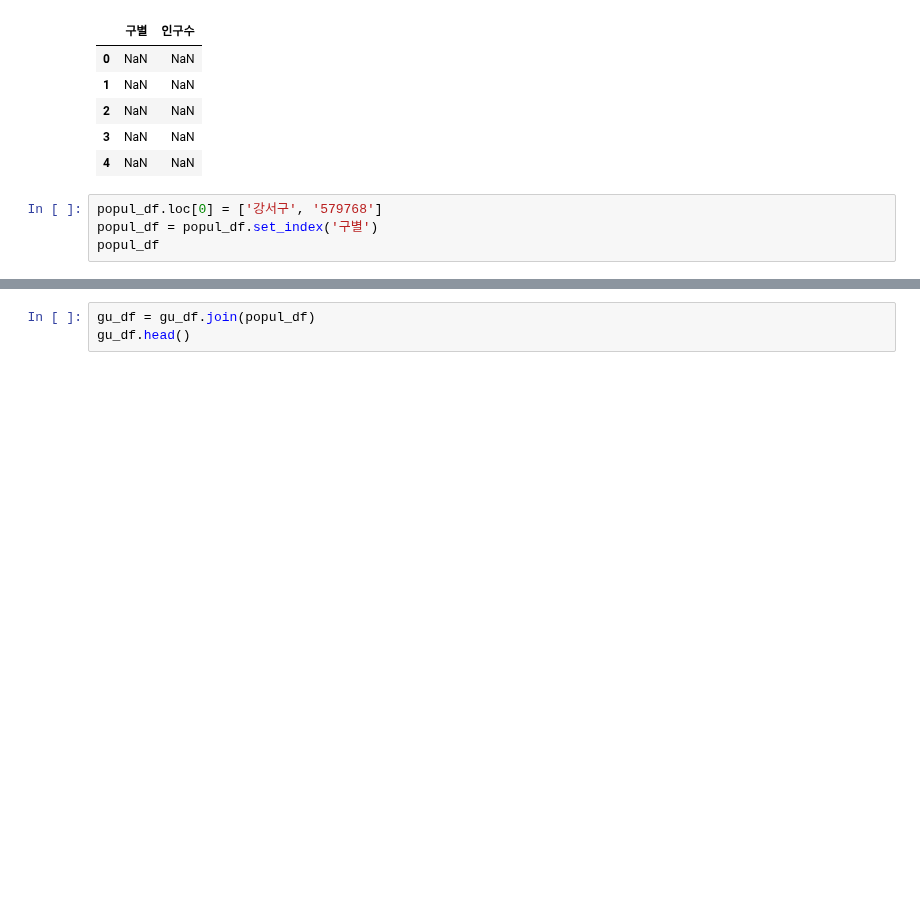
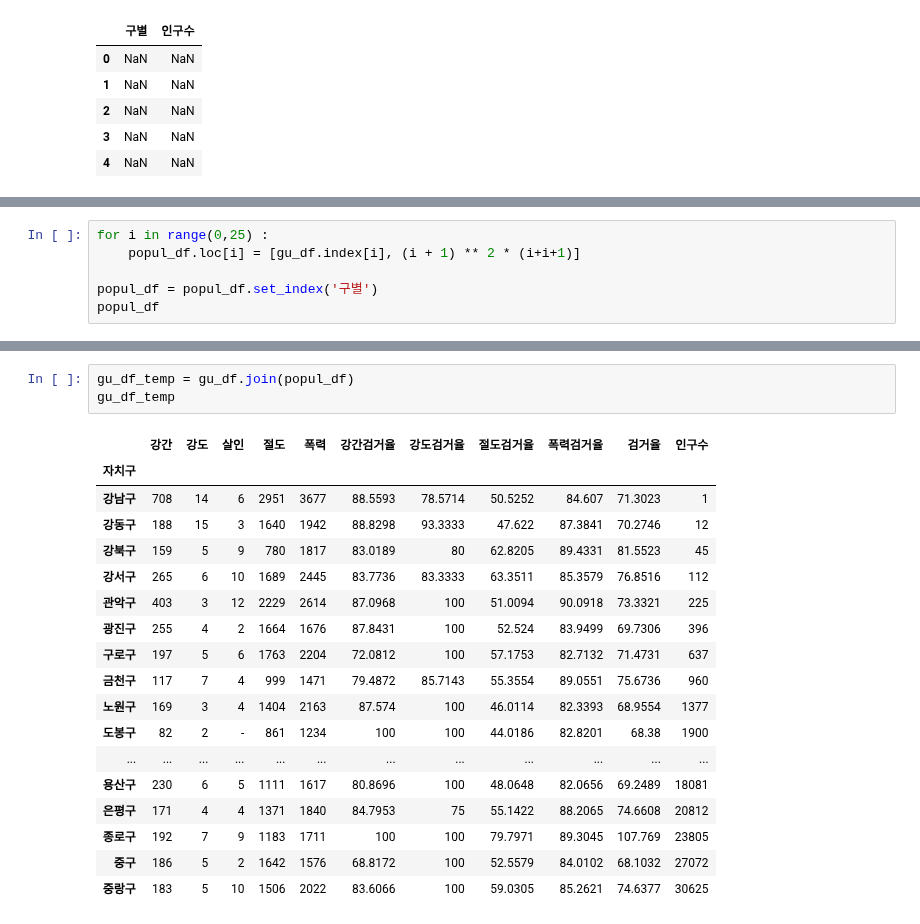
Before and after one commit to ljh15952/AI_Study, a Jupyter notebook: Data_Study/Data_analysis_and_Data_visualization_2.ipynb, the cells around one changed output, grey strips where cells are left out. Cells and saved outputs as stored; diff of their text form; blank space fills up the shorter version.

```diff
--- a/Data_Study/Data_analysis_and_Data_visualization_2.ipynb
+++ b/Data_Study/Data_analysis_and_Data_visualization_2.ipynb
@@ -358,7 +358,3 @@ popul_df.head()
 | 2 | NaN | NaN |
 | 3 | NaN | NaN |
 | 4 | NaN | NaN |
-# %%
-popul_df.loc[0] = ['강서구', '579768']
-popul_df = popul_df.set_index('구별')
-popul_df
@@ -383,0 +361,6 @@ popul_df
+# %%
+for i in range(0,25) :
+    popul_df.loc[i] = [gu_df.index[i], (i + 1) ** 2 * (i+i+1)]
+
+popul_df = popul_df.set_index('구별')
+popul_df
@@ -384,3 +386,22 @@ popul_df
 # %%
-gu_df = gu_df.join(popul_df)
-gu_df.head()
+gu_df_temp = gu_df.join(popul_df)
+gu_df_temp
+# %% [output]
+|  | 강간 | 강도 | 살인 | 절도 | 폭력 | 강간검거율 | 강도검거율 | 절도검거율 | 폭력검거율 | 검거율 | 인구수 |
+| 자치구 |  |  |  |  |  |  |  |  |  |  |  |
+| 강남구 | 708 | 14 | 6 | 2951 | 3677 | 88.5593 | 78.5714 | 50.5252 | 84.607 | 71.3023 | 1 |
+| 강동구 | 188 | 15 | 3 | 1640 | 1942 | 88.8298 | 93.3333 | 47.622 | 87.3841 | 70.2746 | 12 |
+| 강북구 | 159 | 5 | 9 | 780 | 1817 | 83.0189 | 80 | 62.8205 | 89.4331 | 81.5523 | 45 |
+| 강서구 | 265 | 6 | 10 | 1689 | 2445 | 83.7736 | 83.3333 | 63.3511 | 85.3579 | 76.8516 | 112 |
+| 관악구 | 403 | 3 | 12 | 2229 | 2614 | 87.0968 | 100 | 51.0094 | 90.0918 | 73.3321 | 225 |
+| 광진구 | 255 | 4 | 2 | 1664 | 1676 | 87.8431 | 100 | 52.524 | 83.9499 | 69.7306 | 396 |
+| 구로구 | 197 | 5 | 6 | 1763 | 2204 | 72.0812 | 100 | 57.1753 | 82.7132 | 71.4731 | 637 |
+| 금천구 | 117 | 7 | 4 | 999 | 1471 | 79.4872 | 85.7143 | 55.3554 | 89.0551 | 75.6736 | 960 |
+| 노원구 | 169 | 3 | 4 | 1404 | 2163 | 87.574 | 100 | 46.0114 | 82.3393 | 68.9554 | 1377 |
+| 도봉구 | 82 | 2 | - | 861 | 1234 | 100 | 100 | 44.0186 | 82.8201 | 68.38 | 1900 |
+| ... | ... | ... | ... | ... | ... | ... | ... | ... | ... | ... | ... |
+| 용산구 | 230 | 6 | 5 | 1111 | 1617 | 80.8696 | 100 | 48.0648 | 82.0656 | 69.2489 | 18081 |
+| 은평구 | 171 | 4 | 4 | 1371 | 1840 | 84.7953 | 75 | 55.1422 | 88.2065 | 74.6608 | 20812 |
+| 종로구 | 192 | 7 | 9 | 1183 | 1711 | 100 | 100 | 79.7971 | 89.3045 | 107.769 | 23805 |
+| 중구 | 186 | 5 | 2 | 1642 | 1576 | 68.8172 | 100 | 52.5579 | 84.0102 | 68.1032 | 27072 |
+| 중랑구 | 183 | 5 | 10 | 1506 | 2022 | 83.6066 | 100 | 59.0305 | 85.2621 | 74.6377 | 30625 |
```
Also changed, not shown: parts of 2 cells of this notebook.
